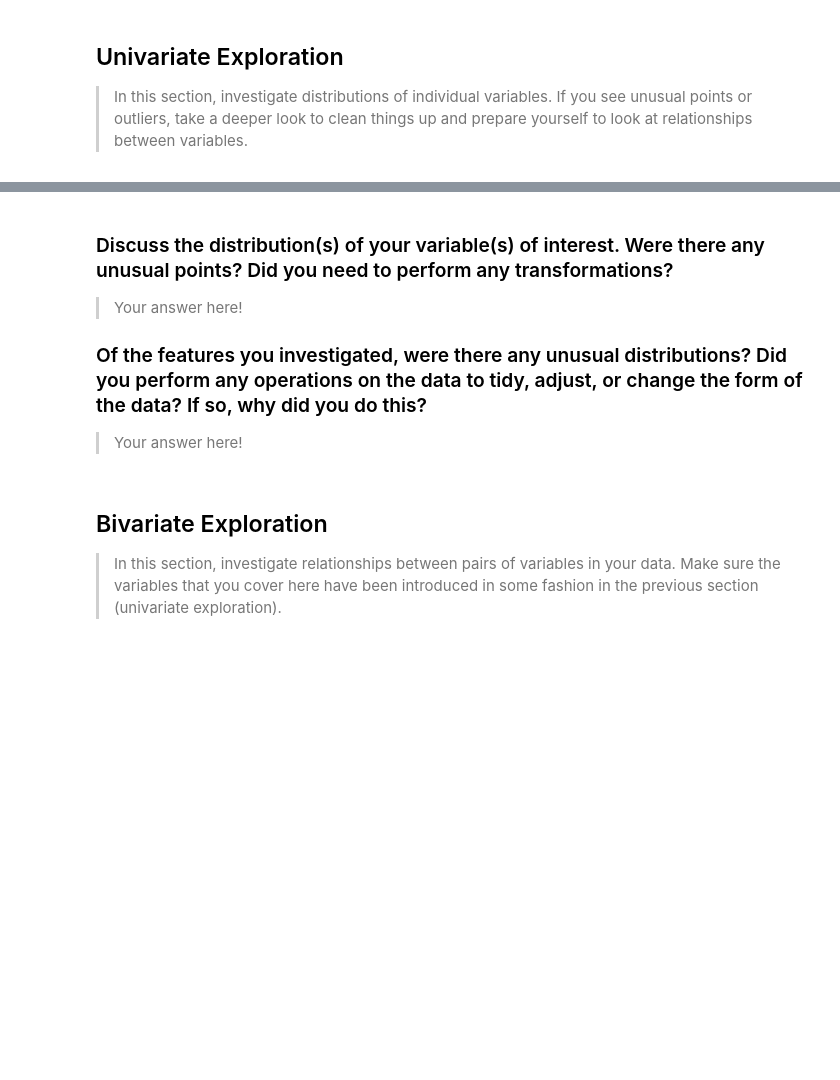
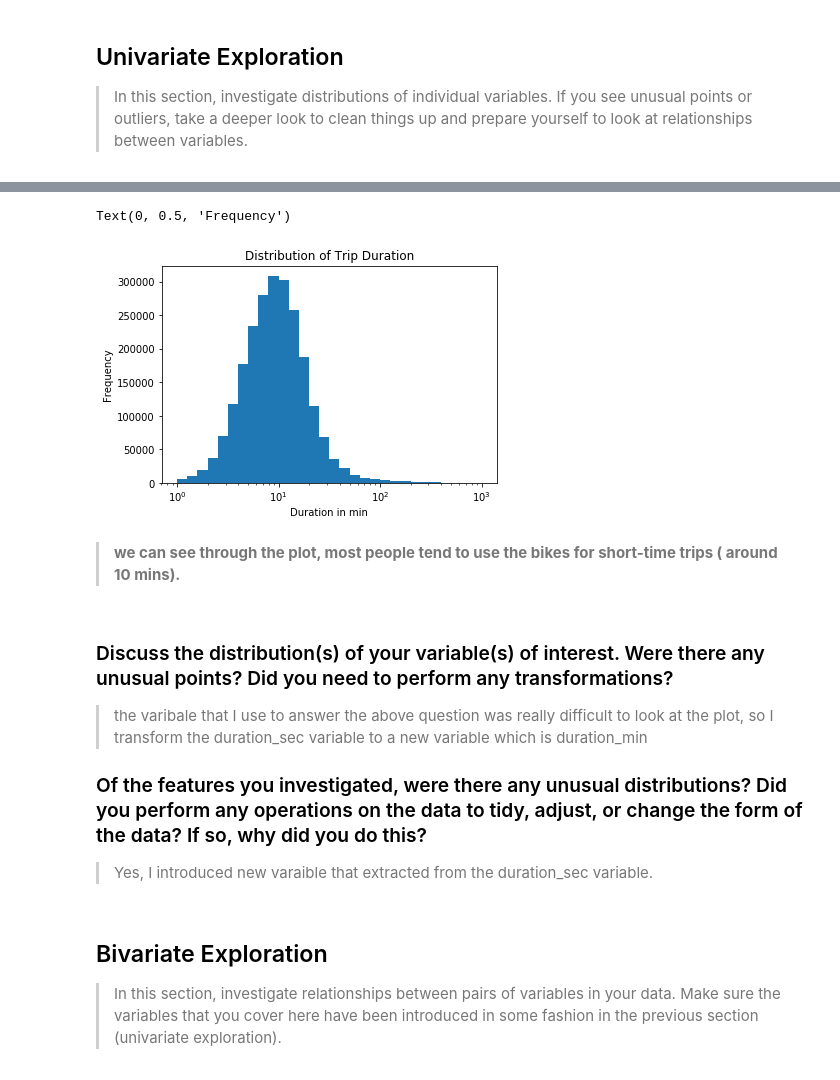
Before and after one commit to YousefKJM/P5-Communicate-Data-Findings, a Jupyter notebook: exploration.ipynb, the cells around one changed output, grey strips where cells are left out. Drawn from its saved outputs; the diff is of its cells as text; code cells hidden in the pictures; blank space fills up the shorter version.

```diff
--- a/exploration.ipynb
+++ b/exploration.ipynb
@@ -41,11 +140,30 @@ you plan on investigating next.
+# %%
+# change the trip duration unit from second to min
+df_trip_copy['duration_min'] = df_trip_copy['duration_sec'] / 60
+df_trip_copy.drop('duration_sec' , axis = 1 , inplace = True)
+
+bin_edges = 10**np.arange(0 , 3+0.1 , 0.1)
+ticks =  [ 0.1 , 0.3 , 1 , 3, 10, 30, 100, 300]
+labels = ['{}'.format(v) for v in ticks]
+plt.hist(data = df_trip_copy , x = 'duration_min' , bins = bin_edges);
+plt.xticks(ticks,labels);
+plt.xlabel('Duration in min');
+plt.xscale('log');
+plt.title('Distribution of Trip Duration')
+plt.ylabel('Frequency');
+# %% [output]
+Text(0, 0.5, 'Frequency')
+[figure, added]
+# %% [markdown]
+> **we can see through the plot, most people tend to use the bikes for short-time trips ( around 10 mins).**
 # %% [markdown]
 ### Discuss the distribution(s) of your variable(s) of interest. Were there any unusual points? Did you need to perform any transformations?
 
-> Your answer here!
+> the varibale that I use to answer the above question was really difficult to look at the plot, so I transform the duration_sec variable to a new variable which is duration_min
 
 ### Of the features you investigated, were there any unusual distributions? Did you perform any operations on the data to tidy, adjust, or change the form of the data? If so, why did you do this?
 
-> Your answer here!
+> Yes, I introduced new varaible that extracted from the duration_sec variable.
 # %% [markdown]
 ## Bivariate Exploration
 
```
Also changed, not shown: parts of 24 cells of this notebook, 12 other files.
